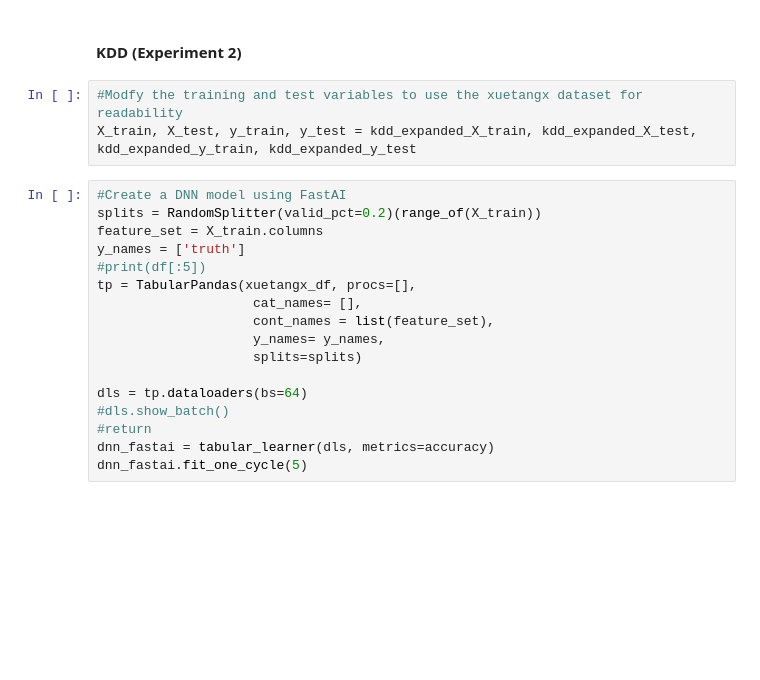
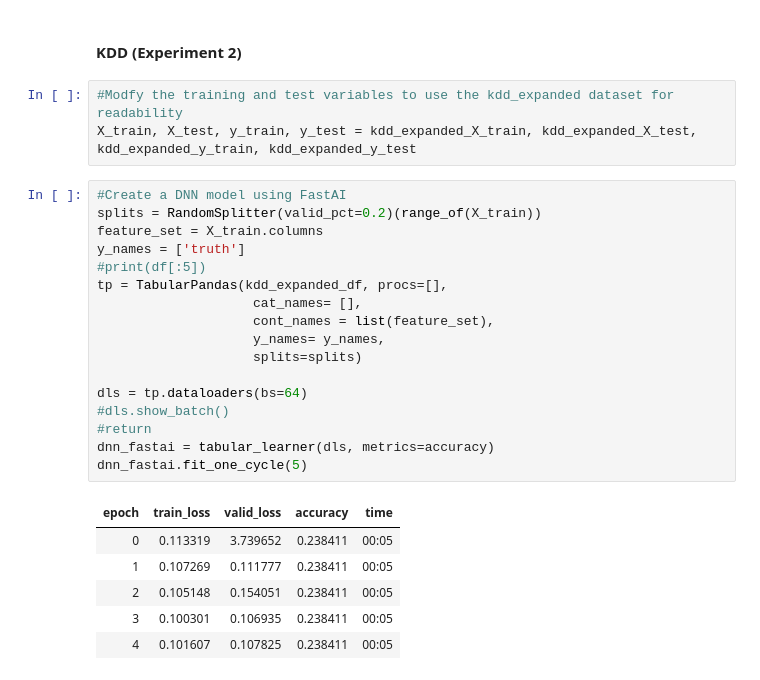
Before and after one commit to chance-roberts/DATA6550-Reproducibility, a Jupyter notebook: Code/Roberts/RobertsC_Code.ipynb, the cells around one changed output. Drawn from its saved outputs; the diff is of its cells as text; blank space fills up the shorter version.

```diff
--- a/Code/Roberts/RobertsC_Code.ipynb
+++ b/Code/Roberts/RobertsC_Code.ipynb
@@ -444,23 +478,30 @@ print(kdd_fastai_results_df)
 # %% [markdown]
 #### KDD (Experiment 2)
 # %%
-#Modfy the training and test variables to use the xuetangx dataset for readability
+#Modfy the training and test variables to use the kdd_expanded dataset for readability
 X_train, X_test, y_train, y_test = kdd_expanded_X_train, kdd_expanded_X_test, kdd_expanded_y_train, kdd_expanded_y_test
 # %%
 #Create a DNN model using FastAI
 splits = RandomSplitter(valid_pct=0.2)(range_of(X_train))
 feature_set = X_train.columns
 y_names = ['truth']
 #print(df[:5])
-tp = TabularPandas(xuetangx_df, procs=[],
+tp = TabularPandas(kdd_expanded_df, procs=[],
                     cat_names= [],
                     cont_names = list(feature_set),
                     y_names= y_names,
                     splits=splits)
 
 dls = tp.dataloaders(bs=64)
 #dls.show_batch()
 #return
 dnn_fastai = tabular_learner(dls, metrics=accuracy)
 dnn_fastai.fit_one_cycle(5)
+# %% [output]
+| epoch | train_loss | valid_loss | accuracy | time |
+| 0 | 0.113319 | 3.739652 | 0.238411 | 00:05 |
+| 1 | 0.107269 | 0.111777 | 0.238411 | 00:05 |
+| 2 | 0.105148 | 0.154051 | 0.238411 | 00:05 |
+| 3 | 0.100301 | 0.106935 | 0.238411 | 00:05 |
+| 4 | 0.101607 | 0.107825 | 0.238411 | 00:05 |
 # %%
```
Also changed, not shown: parts of 25 cells of this notebook.
